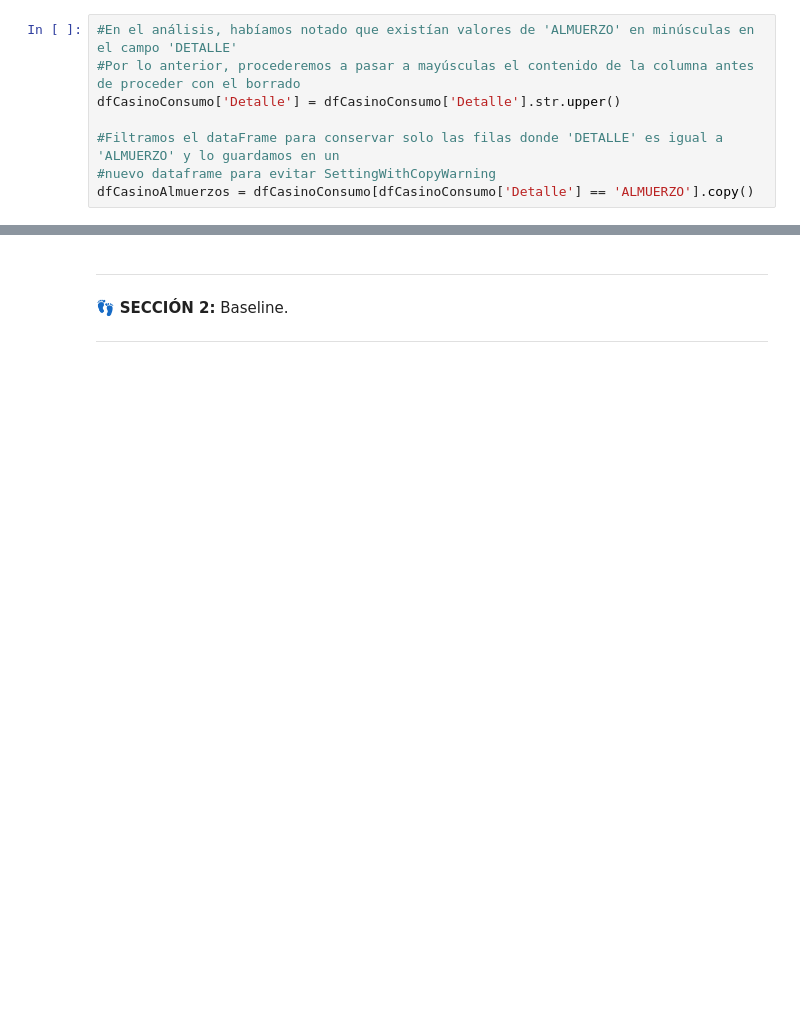
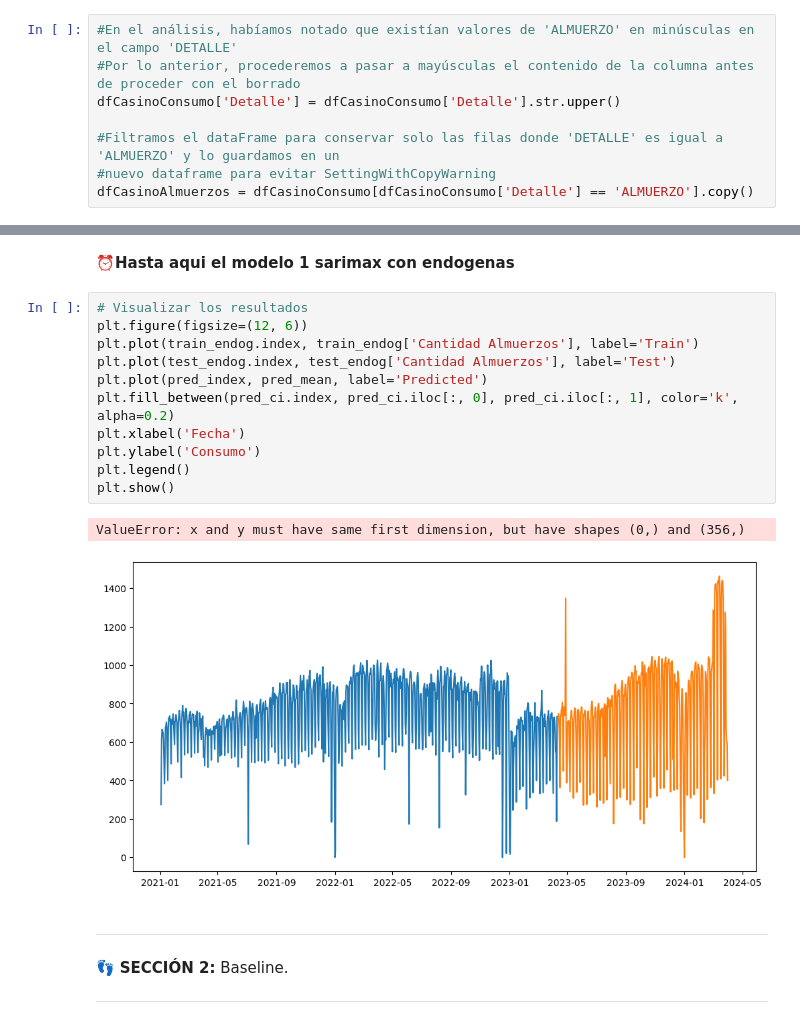
Before and after one commit to A01793509/Equipo_44, a Jupyter notebook: Avance4_44.ipynb, the cells around one changed output, grey strips where cells are left out. Cells and saved outputs as stored; diff of their text form; blank space fills up the shorter version.

```diff
--- a/Avance4_44.ipynb
+++ b/Avance4_44.ipynb
@@ -177,3 +381,19 @@ ax.legend();
+# %% [markdown]
+⏰**Hasta aqui el modelo 1 sarimax con endogenas**
+# %%
+# Visualizar los resultados
+plt.figure(figsize=(12, 6))
+plt.plot(train_endog.index, train_endog['Cantidad Almuerzos'], label='Train')
+plt.plot(test_endog.index, test_endog['Cantidad Almuerzos'], label='Test')
+plt.plot(pred_index, pred_mean, label='Predicted')
+plt.fill_between(pred_ci.index, pred_ci.iloc[:, 0], pred_ci.iloc[:, 1], color='k', alpha=0.2)
+plt.xlabel('Fecha')
+plt.ylabel('Consumo')
+plt.legend()
+plt.show()
+# %% [output]
+ValueError: x and y must have same first dimension, but have shapes (0,) and (356,)
+[figure, added]
 # %% [markdown]
 
 ---
```
Also changed, not shown: parts of 27 cells of this notebook.
